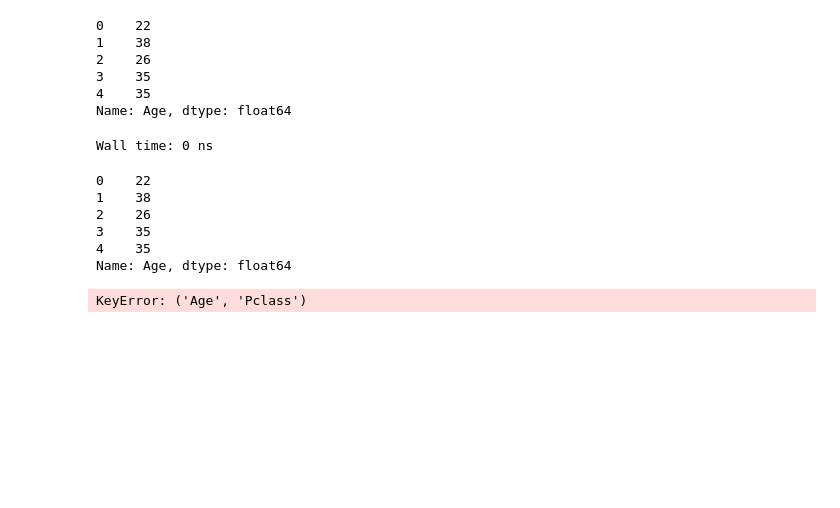
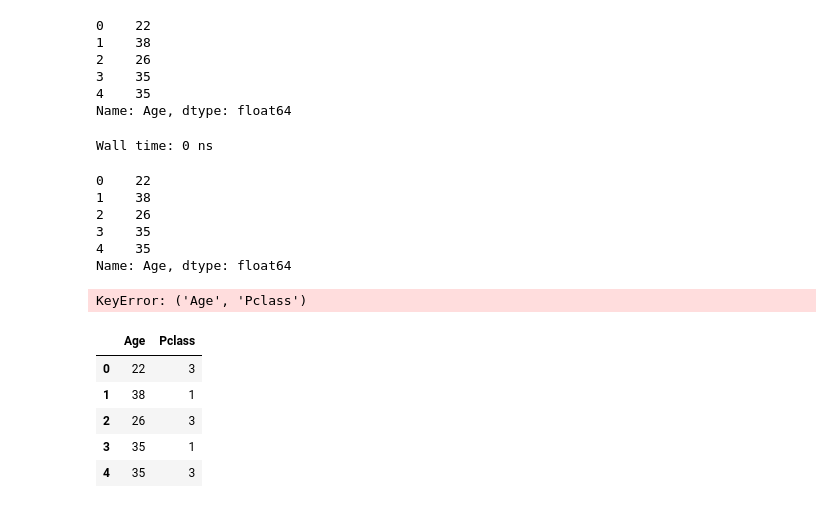
Before and after one commit to story645/ccny_software_carpentary, a Jupyter notebook: afternoon_session.ipynb, the cells around one changed output. Cells and saved outputs as stored; diff of their text form; code cells hidden in the pictures; blank space fills up the shorter version.

```diff
--- a/afternoon_session.ipynb
+++ b/afternoon_session.ipynb
@@ -163,0 +163,11 @@ KeyError: ('Age', 'Pclass')
+# %%
+#can't do that, because it things Age and Pclass are one thing
+#Pass in a list of columns you want instead
+train[['Age','Pclass']].head()
+# %% [output]
+|  | Age | Pclass |
+| 0 | 22 | 3 |
+| 1 | 38 | 1 |
+| 2 | 26 | 3 |
+| 3 | 35 | 1 |
+| 4 | 35 | 3 |
```
Also changed, not shown: parts of 17 cells of this notebook.
